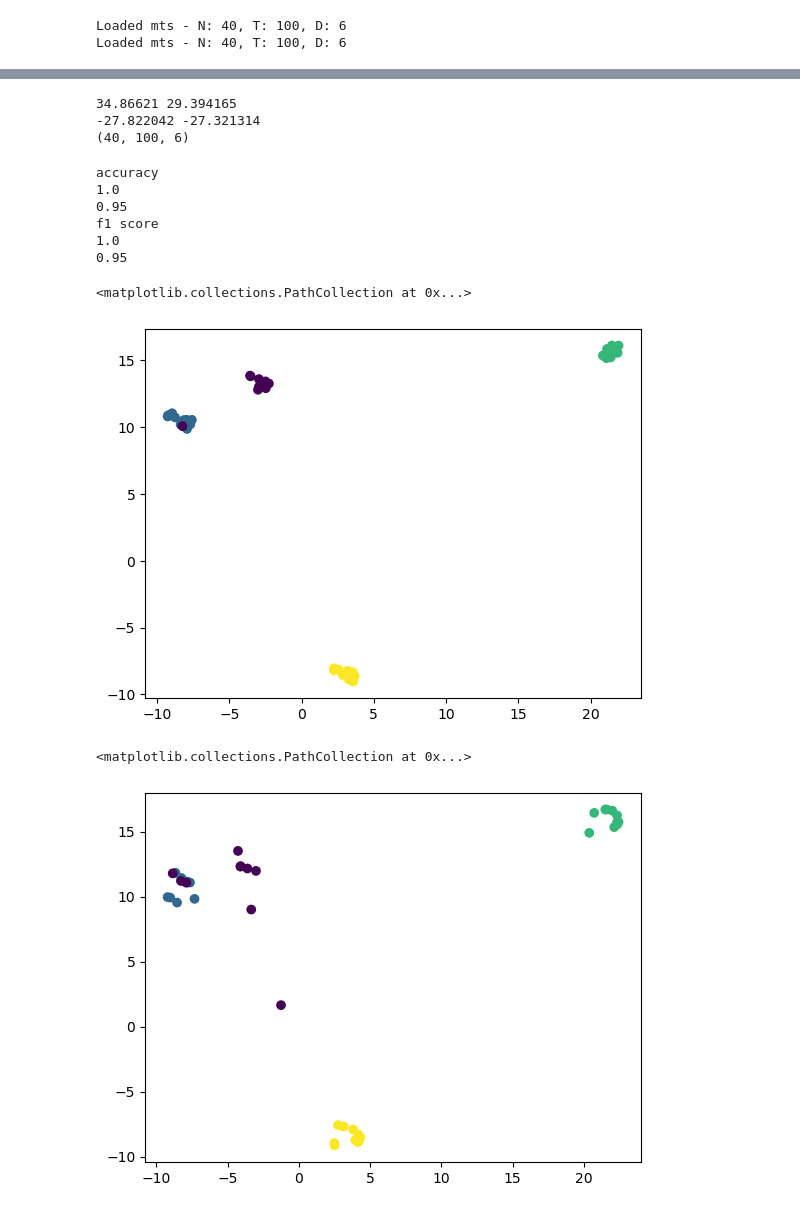
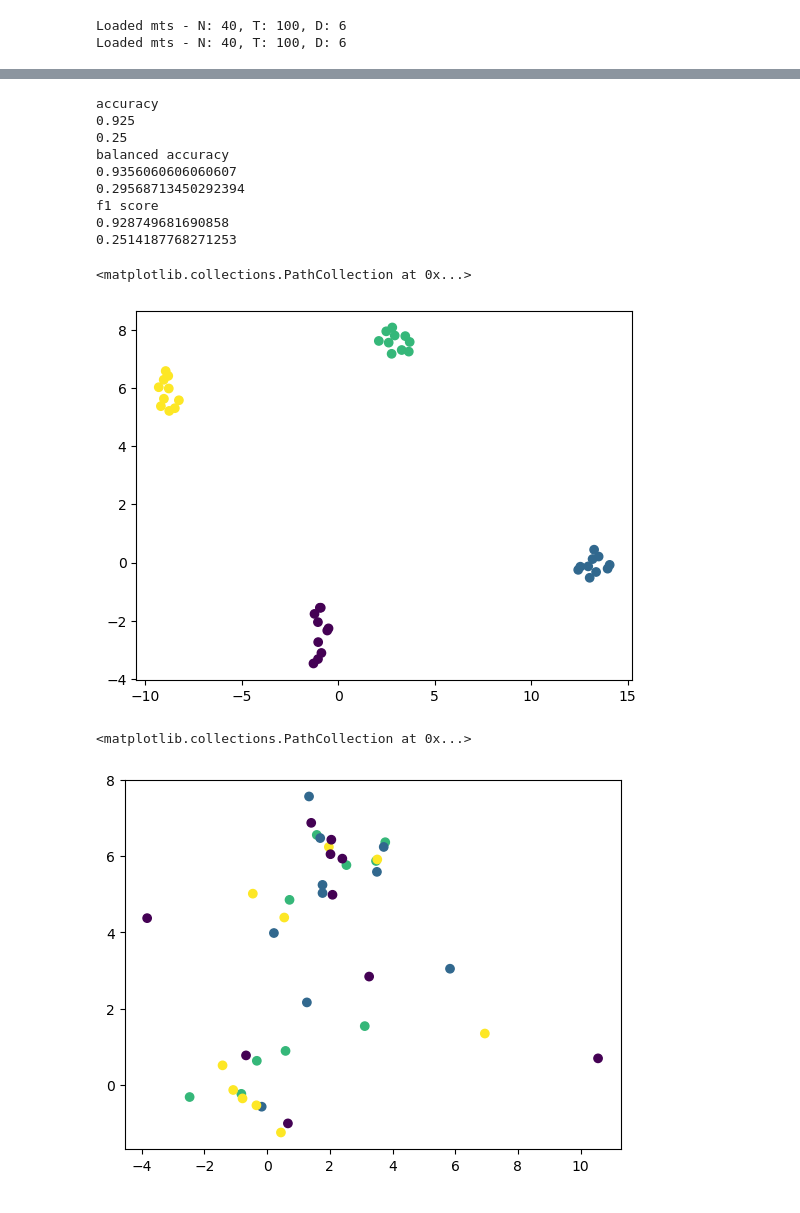
Before and after one commit to texsmv/airq_tool, a Jupyter notebook: mts_contrastive_cls.ipynb, the cells around one changed output, grey strips where cells are left out. Drawn from its saved outputs; the diff is of its cells as text; code cells hidden in the pictures.

```diff
--- a/mts_contrastive_cls.ipynb
+++ b/mts_contrastive_cls.ipynb
@@ -129,21 +142,12 @@ Epoch[50] Val loss    avg: 2.496153175830841
-# %%
-print(mts_train.X.max(), mts_test.X.max())
-print(mts_train.X.min(), mts_test.X.min())
-
-print(mts_train.X.shape)
-# %% [output]
-34.86621 29.394165
--27.822042 -27.321314
-(40, 100, 6)
 # %%
-mts_test.features = encoder.encode(mts_test.X.transpose([0, 2, 1]))
-mts_train.features = encoder.encode(mts_train.X.transpose([0, 2, 1]))
+_, mts_test.features= encoder.encode(mts_test.X)
+_, mts_train.features = encoder.encode(mts_train.X)
 
 # mts_train.features = model.encode(mts_train.X, encoding_window='full_series')
 # mts_test.features = model.encode(mts_test.X, encoding_window='full_series')
 # %%
 from sklearn import svm
-from sklearn.metrics import f1_score
+from sklearn.metrics import f1_score, balanced_accuracy_score
 
 clf = svm.SVC()
 clf.fit(mts_train.features, mts_train.y)
@@ -152,34 +156,41 @@ print('accuracy')
 print(clf.score(mts_train.features, mts_train.y))
 print(clf.score(mts_test.features, mts_test.y))
 
+print('balanced accuracy')
+print(balanced_accuracy_score(clf.predict(mts_train.features), mts_train.y))
+print(balanced_accuracy_score(clf.predict(mts_test.features), mts_test.y))
+
 print('f1 score')
 print(f1_score(clf.predict(mts_train.features), mts_train.y, average= 'weighted'))
 print(f1_score(clf.predict(mts_test.features), mts_test.y, average= 'weighted'))
 # %% [output]
 accuracy
-1.0
-0.95
+0.925
+0.25
+balanced accuracy
+0.9356060606060607
+0.29568713450292394
 f1 score
-1.0
-0.95
+0.928749681690858
+0.2514187768271253
 # %%
 import matplotlib.pyplot as plt
 import umap
 
-# reducer = umap.UMAP(n_components=2, metric='cosine')
-reducer = umap.UMAP(n_components=2, metric='euclidean', n_neighbors=8)
+reducer = umap.UMAP(n_components=2, metric='cosine')
+# reducer = umap.UMAP(n_components=2, metric='euclidean', n_neighbors=8)
 reducer.fit(mts_train.features, y = mts_train.y)
 # reducer.fit(mts_train.features)
 coords_train = reducer.transform(mts_train.features)
 coords_test = reducer.transform(mts_test.features)
 
 plt.scatter(coords_train[:, 0], coords_train[:, 1], c=mts_train.y)
 # %% [output]
 <matplotlib.collections.PathCollection at 0x...>
-[figure, old version]
+[figure, new version]
 # %%
 plt.scatter(coords_test[:, 0], coords_test[:, 1],  c=mts_test.y)
 # %% [output]
 <matplotlib.collections.PathCollection at 0x...>
-[figure, old version]
+[figure, new version]
 # %%
```
Also changed, not shown: parts of 5 cells of this notebook, 4 other files.
